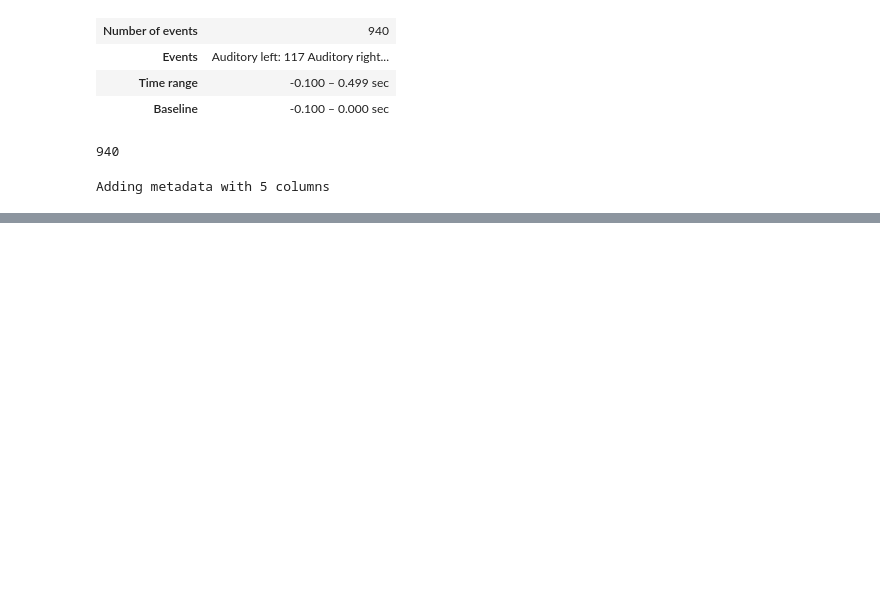
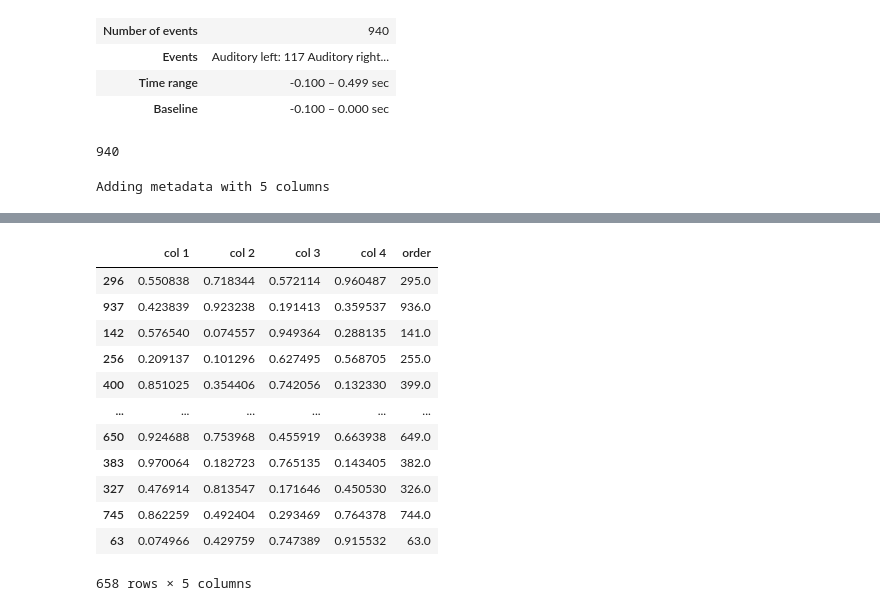
Before and after one commit to 1101AlexZab1011/deepmeg, a Jupyter notebook: dev/epochsdatasetwithmeta.ipynb, the cells around one changed output, grey strips where cells are left out. Drawn from its saved outputs; the diff is of its cells as text; code cells hidden in the pictures; blank space fills up the shorter version.

```diff
--- a/dev/epochsdatasetwithmeta.ipynb
+++ b/dev/epochsdatasetwithmeta.ipynb
@@ -151,0 +226,16 @@ train[0][-1]
+# %%
+epochs.metadata.iloc[train.indices]
+# %% [output]
+|  | col 1 | col 2 | col 3 | col 4 | order |
+| 296 | 0.550838 | 0.718344 | 0.572114 | 0.960487 | 295.0 |
+| 937 | 0.423839 | 0.923238 | 0.191413 | 0.359537 | 936.0 |
+| 142 | 0.576540 | 0.074557 | 0.949364 | 0.288135 | 141.0 |
+| 256 | 0.209137 | 0.101296 | 0.627495 | 0.568705 | 255.0 |
+| 400 | 0.851025 | 0.354406 | 0.742056 | 0.132330 | 399.0 |
+| ... | ... | ... | ... | ... | ... |
+| 650 | 0.924688 | 0.753968 | 0.455919 | 0.663938 | 649.0 |
+| 383 | 0.970064 | 0.182723 | 0.765135 | 0.143405 | 382.0 |
+| 327 | 0.476914 | 0.813547 | 0.171646 | 0.450530 | 326.0 |
+| 745 | 0.862259 | 0.492404 | 0.293469 | 0.764378 | 744.0 |
+| 63 | 0.074966 | 0.429759 | 0.747389 | 0.915532 | 63.0 |
+658 rows × 5 columns
```
Also changed, not shown: parts of 13 cells of this notebook, 2 other files.
